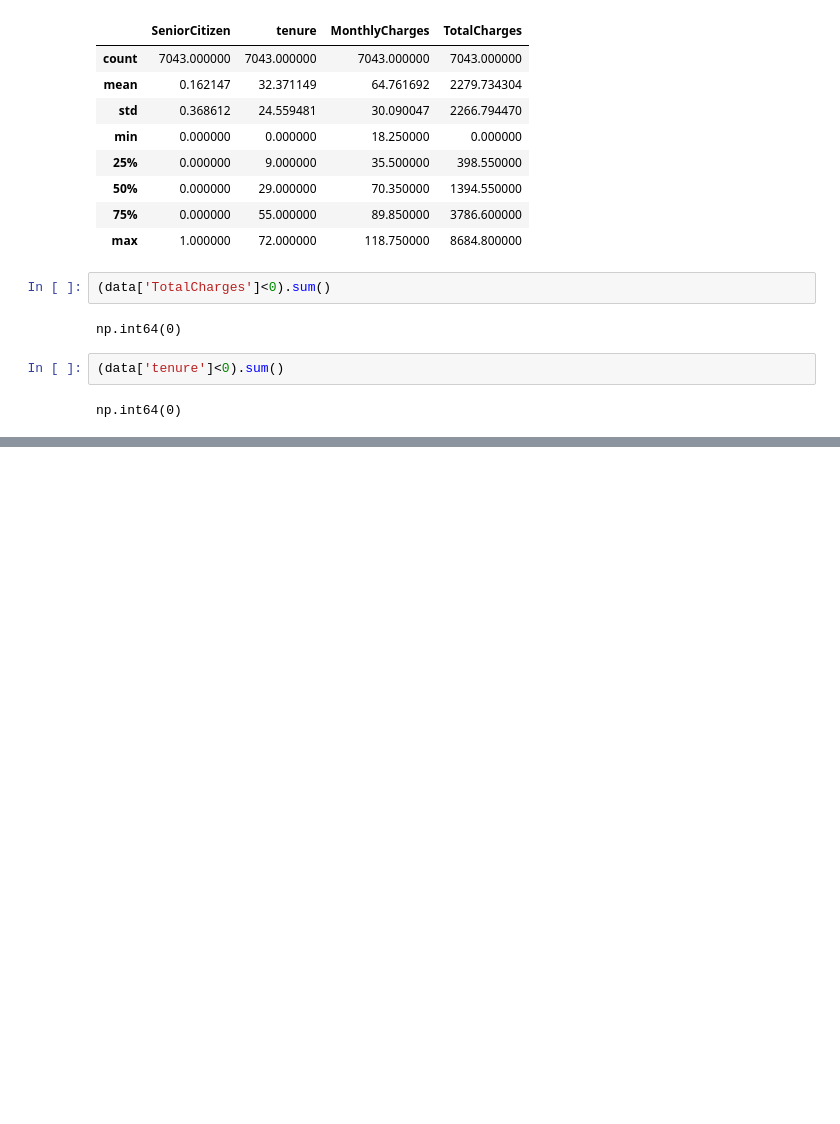
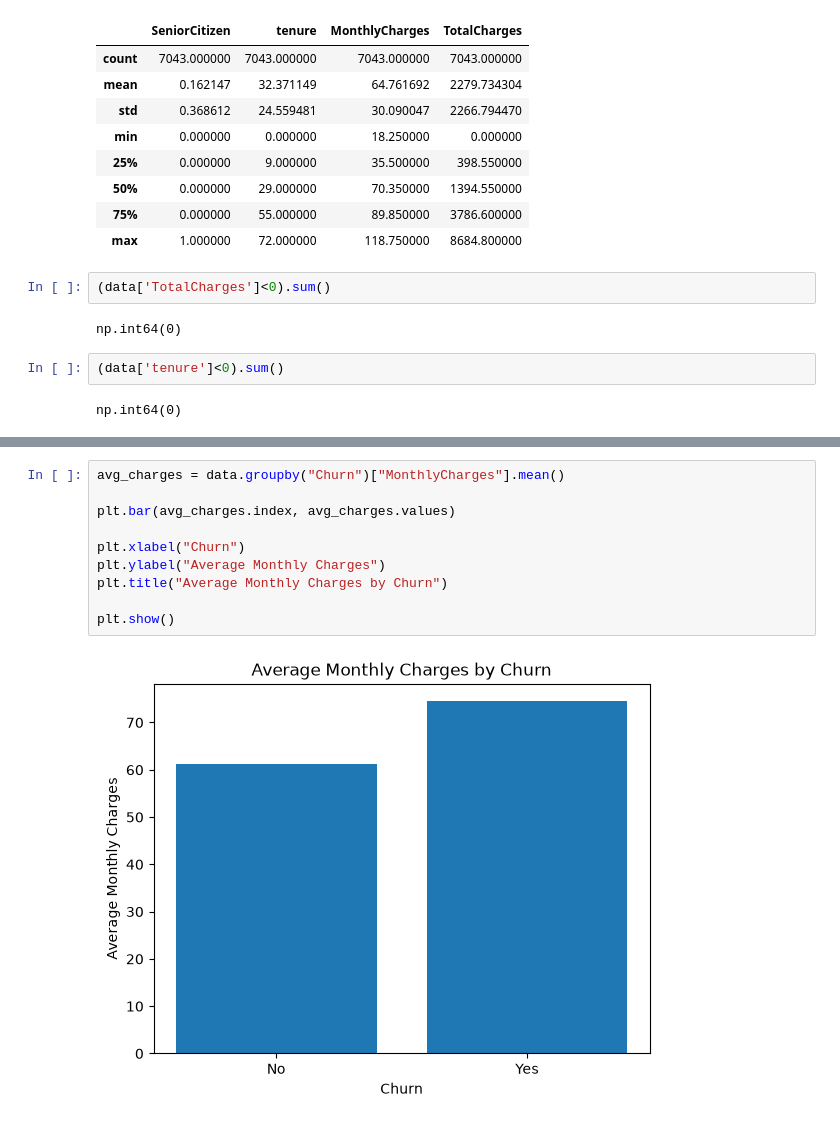
Before and after one commit to Kartikshard/customer-churn-prediction, a Jupyter notebook: notebooks/01_eda.ipynb, the cells around one changed output, grey strips where cells are left out. Cells and saved outputs as stored; diff of their text form; blank space fills up the shorter version.

```diff
--- a/notebooks/01_eda.ipynb
+++ b/notebooks/01_eda.ipynb
@@ -145,0 +201,12 @@ np.int64(0)
+# %%
+avg_charges = data.groupby("Churn")["MonthlyCharges"].mean()
+
+plt.bar(avg_charges.index, avg_charges.values)
+
+plt.xlabel("Churn")
+plt.ylabel("Average Monthly Charges")
+plt.title("Average Monthly Charges by Churn")
+
+plt.show()
+# %% [output]
+[figure, added]
```
Also changed, not shown: parts of 16 cells of this notebook.
